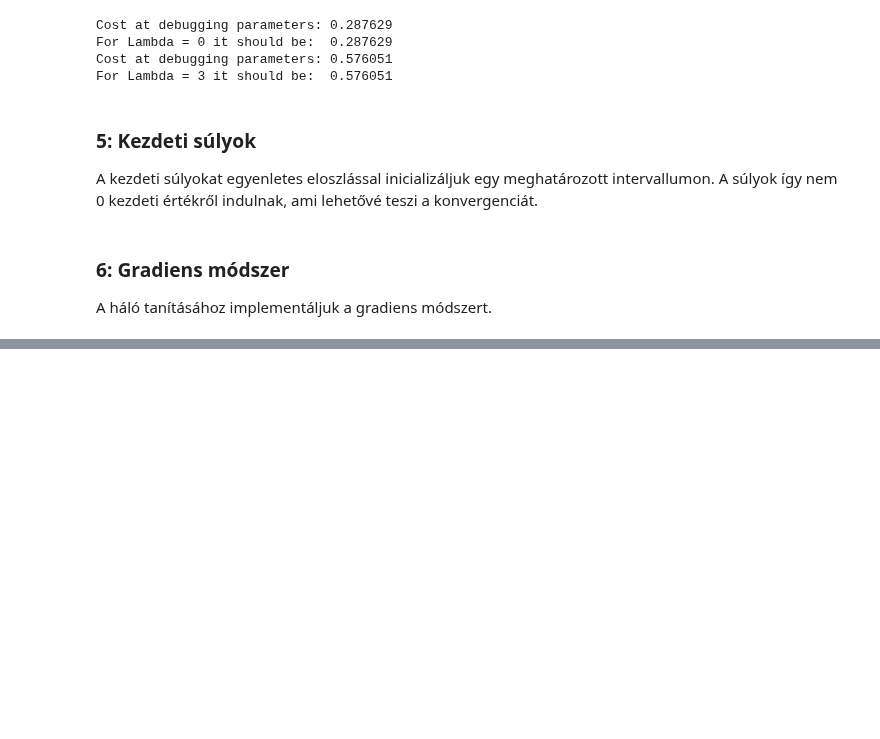
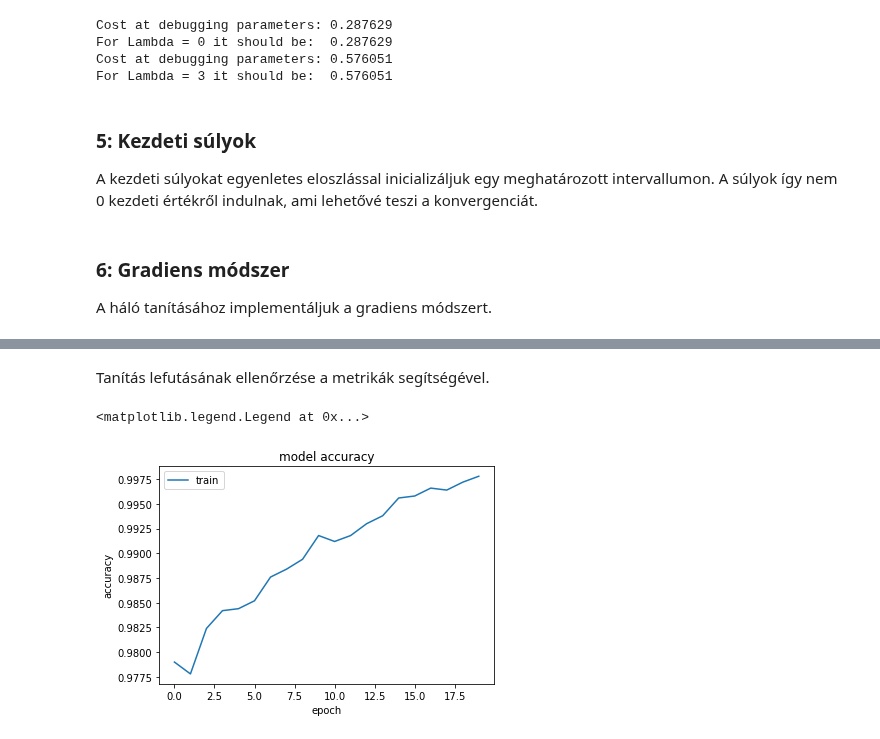
Before and after one commit to Fortuz/MIKRO_lab, a Jupyter notebook: AdaptiveRoboLabor/Jupyter/L07_NeuralNetworkTrain/L07 - NeuralNetworkTrain.ipynb, the cells around one changed output, grey strips where cells are left out. Cells and saved outputs as stored; diff of their text form; code cells hidden in the pictures; blank space fills up the shorter version.

```diff
--- a/AdaptiveRoboLabor/Jupyter/L07_NeuralNetworkTrain/L07 - NeuralNetworkTrain.ipynb
+++ b/AdaptiveRoboLabor/Jupyter/L07_NeuralNetworkTrain/L07 - NeuralNetworkTrain.ipynb
@@ -411,0 +445,11 @@ plt.show()
+# %%
+# building a linear stack of layers with the sequential model
+model = Sequential()
+model.add(Dense(400, input_shape=(400,)))
+model.add(Activation('sigmoid'))
+
+model.add(Dense(25))
+model.add(Activation('sigmoid'))
+
+model.add(Dense(10))
+model.add(Activation('softmax'))
@@ -411,0 +458,3 @@ plt.show()
+# %%
+# compiling the sequential model
+model.compile(loss='categorical_crossentropy', metrics=['accuracy'], optimizer='adam')
@@ -411,0 +463,6 @@ plt.show()
+# %%
+Y = np.zeros((m, num_labels))
+I = np.eye(num_labels)
+
+for i in range(1, m+1):
+    Y[i-1, :] = I[y[i-1]-1, :]
@@ -411,0 +471,3 @@ plt.show()
+# %%
+# training the model and saving metrics in history
+history = model.fit(X, Y, epochs=20, verbose = 2)
@@ -411,0 +492,13 @@ plt.show()
+# %% [markdown]
+Tanítás lefutásának ellenőrzése a metrikák segítségével.
+# %%
+# plotting the metrics
+fig = plt.figure()
+plt.plot(history.history['acc'])
+plt.title('model accuracy')
+plt.ylabel('accuracy')
+plt.xlabel('epoch')
+plt.legend(['train'])
+# %% [output]
+<matplotlib.legend.Legend at 0x...>
+[figure, added]
```
Also changed, not shown: parts of 20 cells of this notebook, 2 other files.
